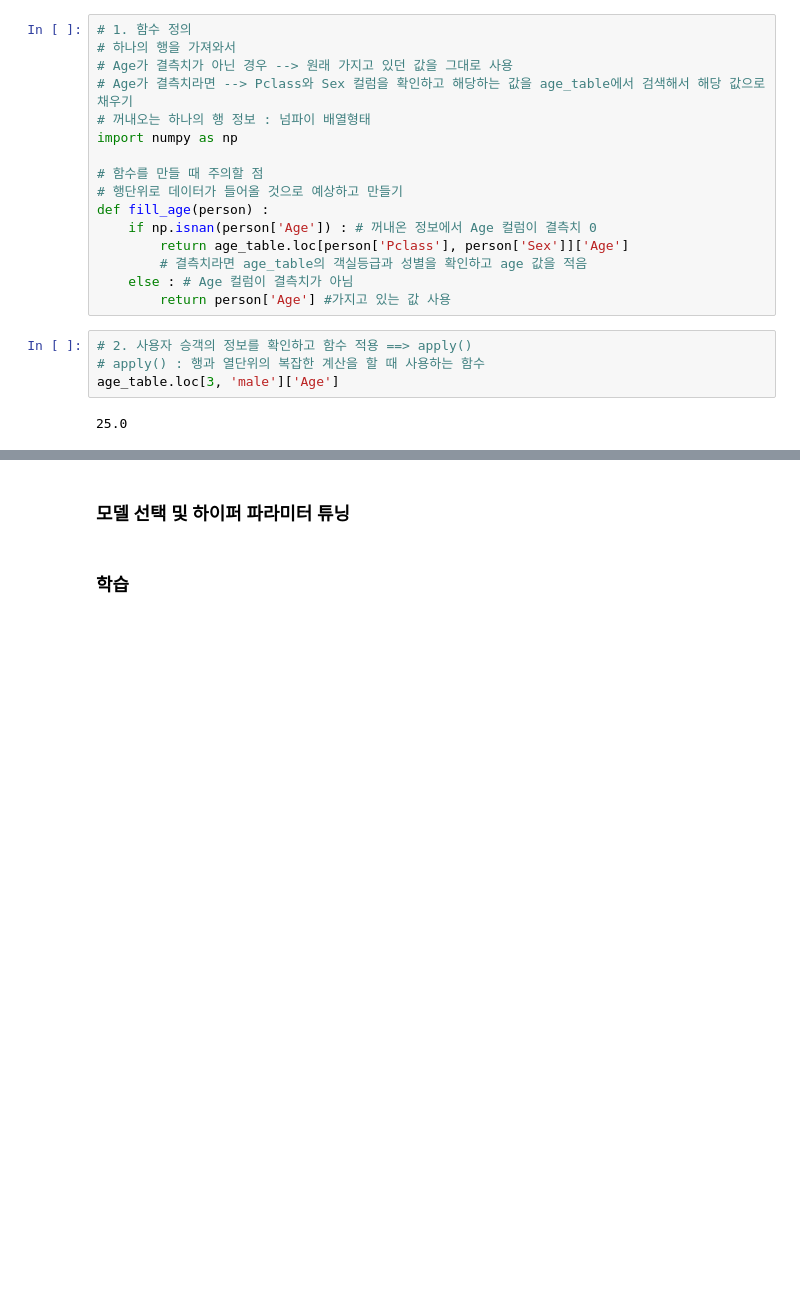
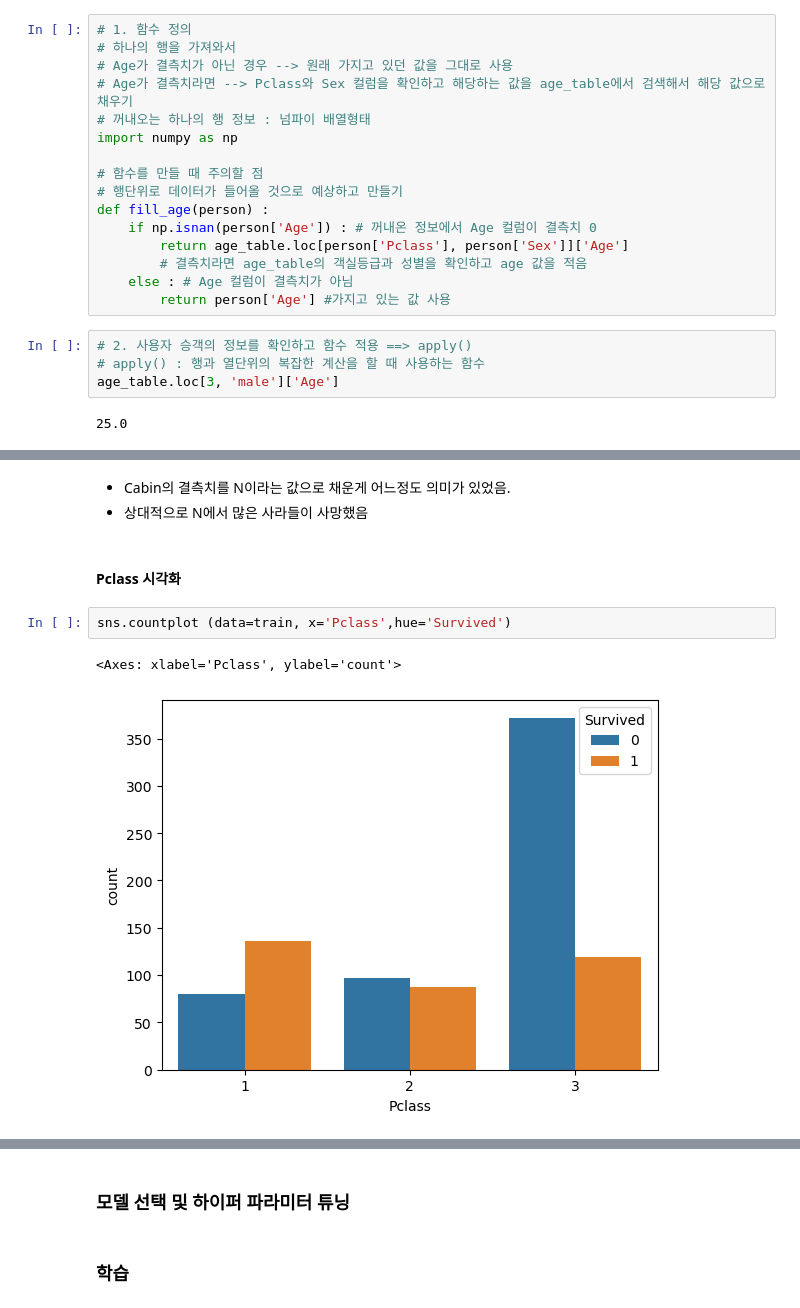
Before and after one commit to pass98/marchin, a Jupyter notebook: Machine_Learning/Ex05.타이타닉실습.ipynb, the cells around one changed output, grey strips where cells are left out. Drawn from its saved outputs; the diff is of its cells as text; blank space fills up the shorter version.

```diff
--- a/Machine_Learning/Ex05.타이타닉실습.ipynb
+++ b/Machine_Learning/Ex05.타이타닉실습.ipynb
@@ -314,0 +577,10 @@ age_table.loc[3, 'male']['Age']
+# %% [markdown]
+ - Cabin의 결측치를 N이라는 값으로 채운게 어느정도 의미가 있었음.
+ - 상대적으로 N에서 많은 사라들이 사망했음
+# %% [markdown]
+#### Pclass 시각화
+# %%
+sns.countplot (data=train, x='Pclass',hue='Survived')
+# %% [output]
+<Axes: xlabel='Pclass', ylabel='count'>
+[figure, added]
```
Also changed, not shown: parts of 53 cells of this notebook.
